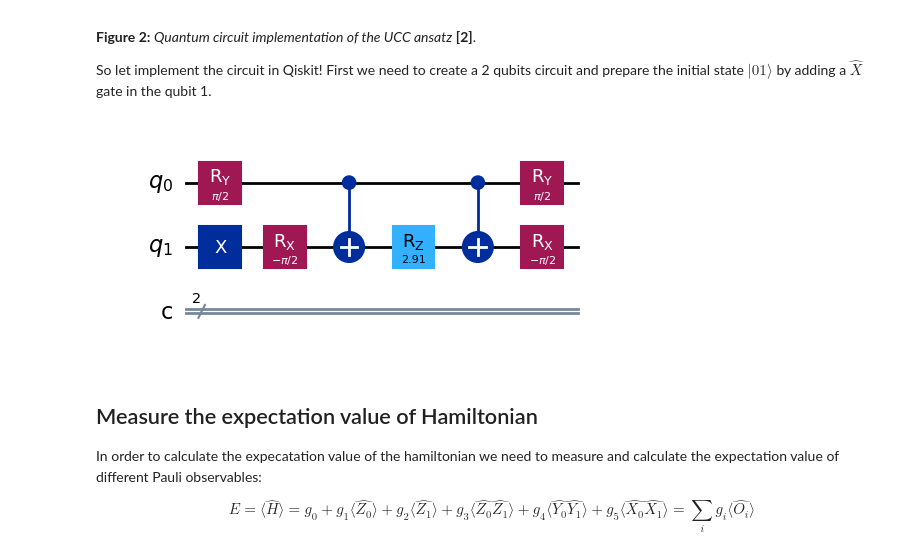
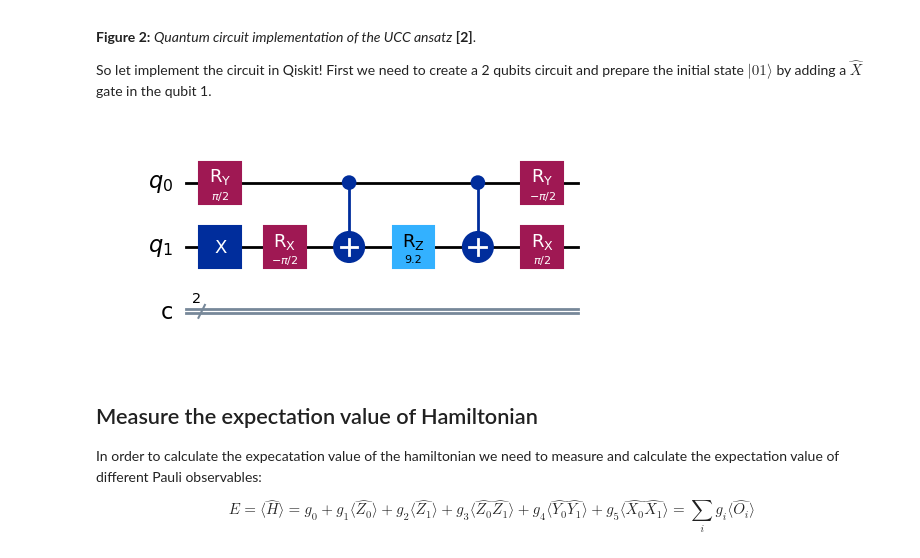
Before and after one commit to JLSM02/Quantum-Computing-Portfolio, a Jupyter notebook: VQE-Implementation.ipynb, the cells around one changed output. Drawn from its saved outputs; the diff is of its cells as text; code cells hidden in the pictures.

```diff
--- a/VQE-Implementation.ipynb
+++ b/VQE-Implementation.ipynb
@@ -236,37 +236,37 @@ qc = QuantumCircuit(2, 2)
 qc.x(1)
 
 # ================== Function that appends the ansatz to circuit =================
 
 def ansatz_circuit(circuit, theta):
 
     # Half rotation around Y axis
     circuit.ry(np.pi/2, 0)
     # Half rotation around X axis
     circuit.rx(-np.pi/2, 1)
 
     # CNOT gate
     circuit.cx(0, 1)
 
     # Rotate 2theta rads around Z axis
     circuit.rz(2*theta, 1)
 
     # CNOT gate
     circuit.cx(0, 1)
 
     # Half rotation around Y axis
-    circuit.ry(np.pi/2, 0)
+    circuit.ry(-np.pi/2, 0)
     # Half rotation around X axis
-    circuit.rx(-np.pi/2, 1)
+    circuit.rx(np.pi/2, 1)
 
 # ============= Circuit visualization =============
 
 # We will use the theta value obtained before
-ansatz_circuit(qc, 1.4559244765635497)
+ansatz_circuit(qc, opt_theta)
 
 # Display the circuit
 display(qc.draw("mpl"))
 # %% [output]
-[figure, old version]
+[figure, new version]
 # %% [markdown]
 ## Measure the expectation value of Hamiltonian
 
```
Also changed, not shown: parts of 8 cells of this notebook, 1 other file.
